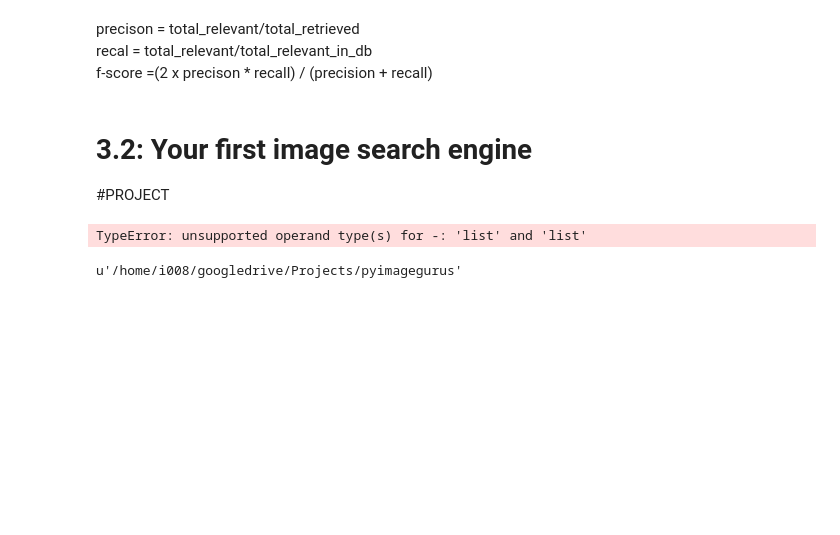
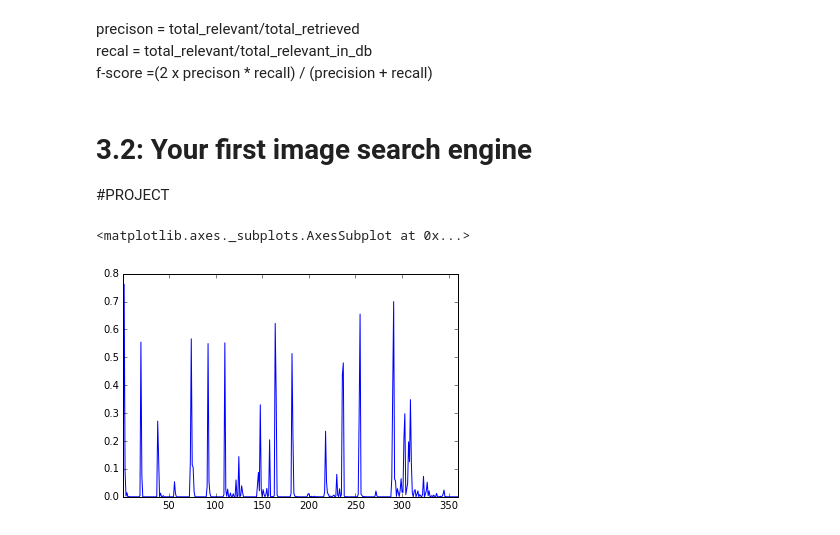
Before and after one commit to YaroslavSchubert/pyimagegurus, a Jupyter notebook: MONTH_3_1.ipynb, the cells around one changed output. Drawn from its saved outputs; the diff is of its cells as text; code cells hidden in the pictures; blank space fills up the shorter version.

```diff
--- a/MONTH_3_1.ipynb
+++ b/MONTH_3_1.ipynb
@@ -45,12 +45,8 @@ f-score =(2 x precison * recall) / (precision + recall)
 import pandas as pd
 # %%
 from projects.ImageSearchEngine_32.cbir import searcher
-# %%
-s = searcher.Searcher('/home/i008/googledrive/Projects/pyimagegurus/projects/ImageSearchEngine_32/index.csv')
-s.search([1,2,3])
-# %% [output]
-TypeError: unsupported operand type(s) for -: 'list' and 'list'
-# %%
-cd '/home/i008/googledrive/Projects/pyimagegurus/projects/ImageSearchEngine_32/index.csv'
-# %% [output]
-u'/home/i008/googledrive/Projects/pyimagegurus'
+# %%
+pd.read_csv('projects/ImageSearchEngine_32/index.csv', header=None).iloc[300][1:].plot()
+# %% [output]
+<matplotlib.axes._subplots.AxesSubplot at 0x...>
+[figure, added]
```
Also changed, not shown: parts of 4 cells of this notebook.
